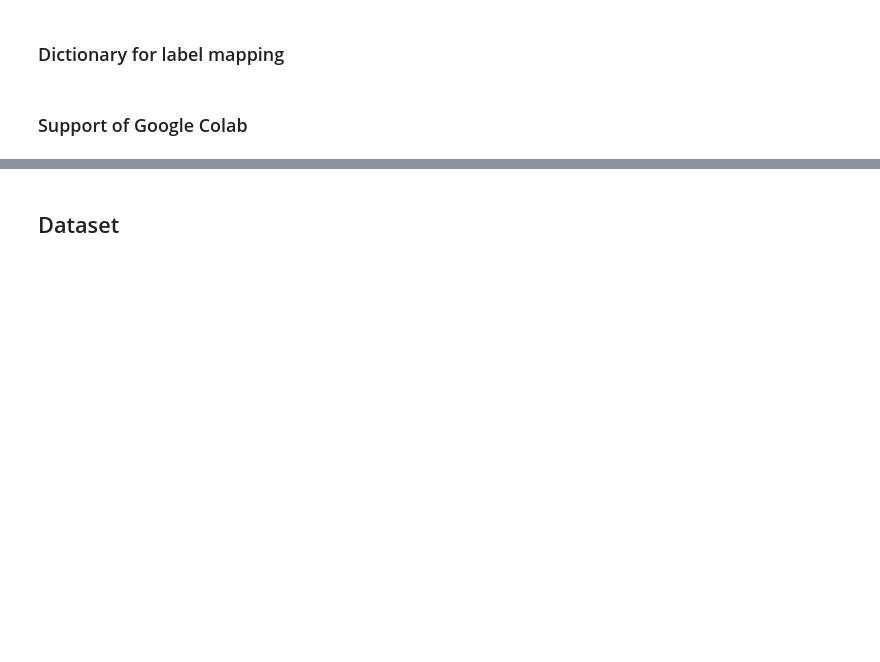
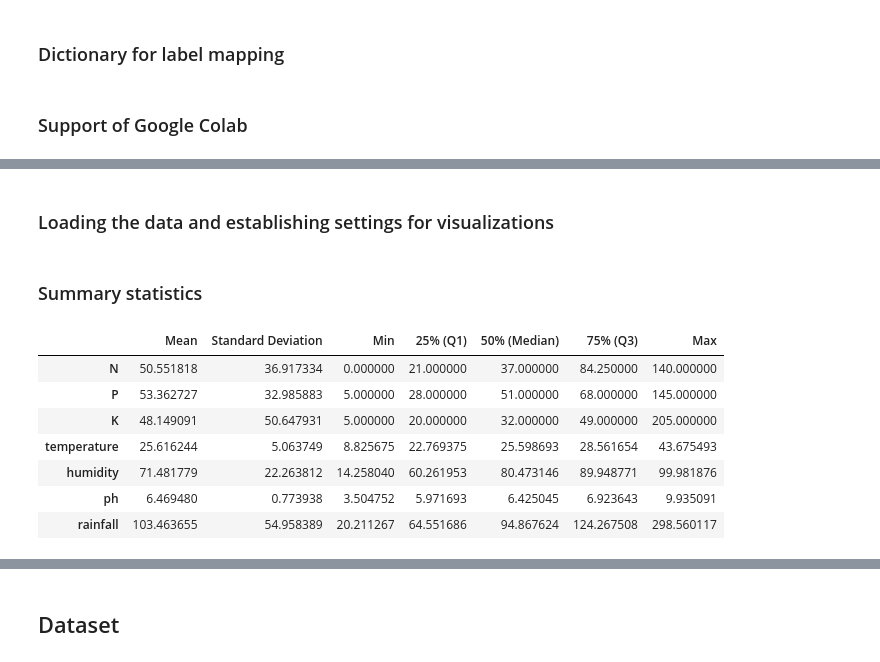
Before and after one commit to Tim-Hager/LEAF_and_CROP, a Jupyter notebook: code/leaf_and_crop.ipynb, the cells around one changed output, grey strips where cells are left out. Cells and saved outputs as stored; diff of their text form; code cells hidden in the pictures; blank space fills up the shorter version.

```diff
--- a/code/leaf_and_crop.ipynb
+++ b/code/leaf_and_crop.ipynb
@@ -409,0 +422,2 @@ else:
+# %% [markdown]
+### Loading the data and establishing settings for visualizations
@@ -409,0 +446,19 @@ else:
+# %% [markdown]
+### Summary statistics
+# %%
+# Calculate summary statistics
+summary_stats = df_raw.describe().T
+summary_stats['median'] = df_raw.median(numeric_only=True)
+# Reorder and rename columns to match Table 3 from the paper and present data more clearly
+summary_stats = summary_stats[['mean', 'std', 'min', '25%', '50%', '75%', 'max']]
+summary_stats.columns = ['Mean', 'Standard Deviation', 'Min', '25% (Q1)', '50% (Median)', '75% (Q3)', 'Max']
+display(summary_stats)
+# %% [output]
+|  | Mean | Standard Deviation | Min | 25% (Q1) | 50% (Median) | 75% (Q3) | Max |
+| N | 50.551818 | 36.917334 | 0.000000 | 21.000000 | 37.000000 | 84.250000 | 140.000000 |
+| P | 53.362727 | 32.985883 | 5.000000 | 28.000000 | 51.000000 | 68.000000 | 145.000000 |
+| K | 48.149091 | 50.647931 | 5.000000 | 20.000000 | 32.000000 | 49.000000 | 205.000000 |
+| temperature | 25.616244 | 5.063749 | 8.825675 | 22.769375 | 25.598693 | 28.561654 | 43.675493 |
+| humidity | 71.481779 | 22.263812 | 14.258040 | 60.261953 | 80.473146 | 89.948771 | 99.981876 |
+| ph | 6.469480 | 0.773938 | 3.504752 | 5.971693 | 6.425045 | 6.923643 | 9.935091 |
+| rainfall | 103.463655 | 54.958389 | 20.211267 | 64.551686 | 94.867624 | 124.267508 | 298.560117 |
```
Also changed, not shown: parts of 20 cells of this notebook.
